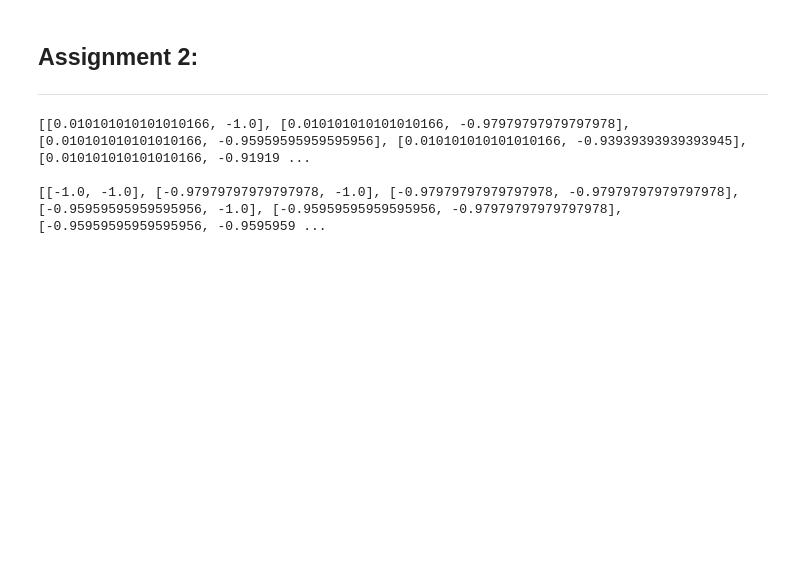
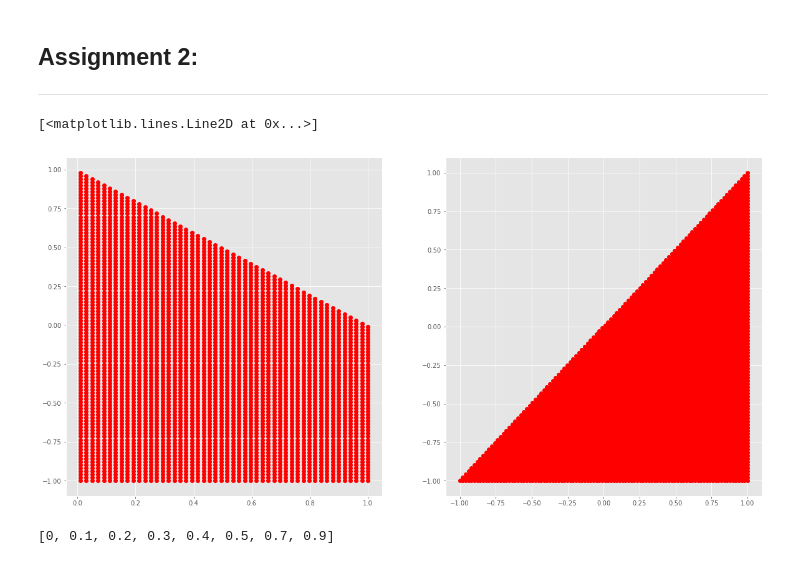
Before and after one commit to Sardhendu/Study, a Jupyter notebook: OptimizationEngg/Assignment1.ipynb, the cells around one changed output. Cells and saved outputs as stored; diff of their text form; code cells hidden in the pictures; blank space fills up the shorter version.

```diff
--- a/OptimizationEngg/Assignment1.ipynb
+++ b/OptimizationEngg/Assignment1.ipynb
@@ -105,6 +105,7 @@ print (qx1)
 ## Assignment 2:
 ------------
 # %%
+# Question 3.2
 import numpy as np
 from itertools import product
 
@@ -122,10 +123,32 @@ for x1,x2 in product(X1,X2):
     if c2 >=0 and x1<=1:
         s2.append([x1,x2])
 
-# print (s1)
-# print ('')
-# print (s2)
+s1 = np.array(s1)
+s2 = np.array(s2)
-# %% [output]
-[[0.010101010101010166, -1.0], [0.010101010101010166, -0.97979797979797978], [0.010101010101010166, -0.95959595959595956], [0.010101010101010166, -0.93939393939393945], [0.010101010101010166, -0.91919 ...
-
-[[-1.0, -1.0], [-0.97979797979797978, -1.0], [-0.97979797979797978, -0.97979797979797978], [-0.95959595959595956, -1.0], [-0.95959595959595956, -0.97979797979797978], [-0.95959595959595956, -0.9595959 ...
+# %%
+import matplotlib
+from matplotlib import pyplot as plt
+matplotlib.style.use('ggplot')
+
+fig1, axs = plt.subplots(1, 2, figsize=(20,10), facecolor='w', edgecolor='k')
+
+axs = axs.flatten()
+axs[0].plot(s1[:,0], s1[:,1], 'ro')
+axs[1].plot(s2[:,0], s2[:,1], 'ro')
+# %% [output]
+[<matplotlib.lines.Line2D at 0x...>]
+[figure, added]
+# %%
+# 4.1
+import numpy as np
+alpha = [0,0.1,0.2,0.3,0.4,0.5,0.7,0.9]
+print (alpha)
+xk = np.array([2,1])
+pk = np.array([-1,3])
+
+optVals = []
+for a in alpha:
+    optVals.append(xk + a*pk)
+optVals = np.array(optVals)
+# %% [output]
+[0, 0.1, 0.2, 0.3, 0.4, 0.5, 0.7, 0.9]
```
Also changed, not shown: parts of 3 cells of this notebook, 3 other files.
